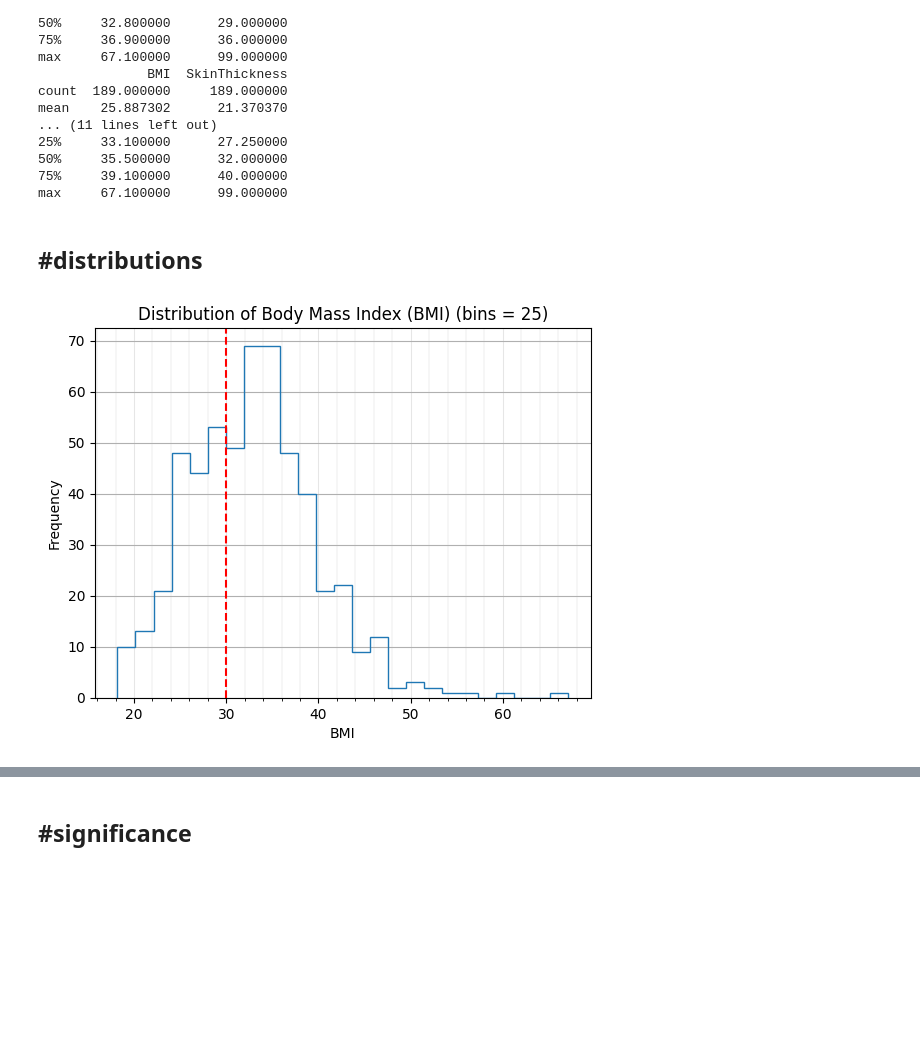
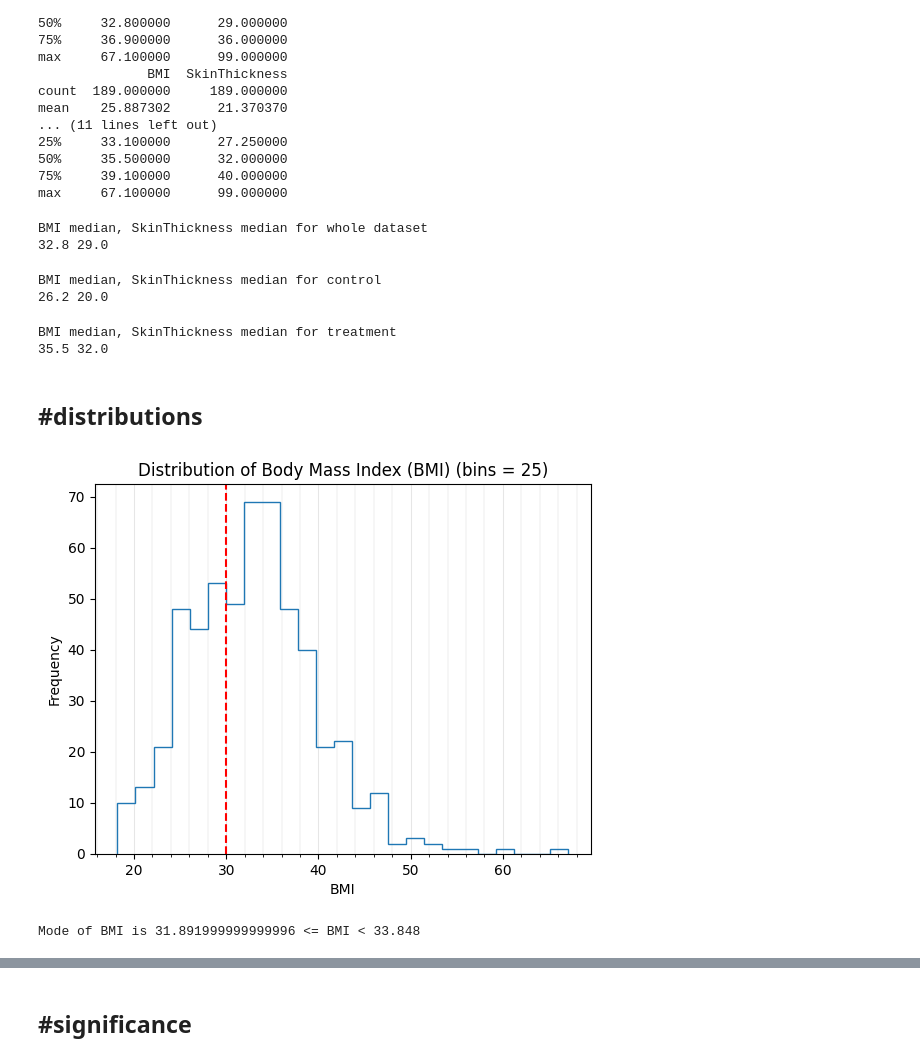
Before and after one commit to 000alen/cs50-statistical-inference, a Jupyter notebook: Alen.ipynb, the cells around one changed output, grey strips where cells are left out. Saved outputs shown, nothing was run; the diff lists cells and outputs as text; code cells hidden in the pictures; blank space fills up the shorter version.

```diff
--- a/Alen.ipynb
+++ b/Alen.ipynb
@@ -57,21 +57,46 @@ mean    25.887302      21.370370
 50%     35.500000      32.000000
 75%     39.100000      40.000000
 max     67.100000      99.000000
+# %%
+print(f"{X} median, {Y} median for whole dataset")
+print(df[X].median(), df[Y].median())
+# %% [output]
+BMI median, SkinThickness median for whole dataset
+32.8 29.0
+# %%
+print(f"{X} median, {Y} median for control")
+print(control[X].median(), control[Y].median())
+# %% [output]
+BMI median, SkinThickness median for control
+26.2 20.0
+# %%
+print(f"{X} median, {Y} median for treatment")
+print(treatment[X].median(), treatment[Y].median())
+# %% [output]
+BMI median, SkinThickness median for treatment
+35.5 32.0
 # %% [markdown]
 ## #distributions
 # %%
-bins = 25
+n_bins = 25
 
 figure, ax = plt.subplots()
-df.hist(column=X, bins=bins, histtype="step", ax=ax)
+n, bins, _ = plt.hist(df[X], bins=n_bins, histtype="step")
+
 ax.axvline(X_THRESHOLD, color="r", ls="--")
-ax.set_title(f"Distribution of Body Mass Index (BMI) (bins = {bins})")
+ax.set_title(f"Distribution of Body Mass Index (BMI) (bins = {n_bins})")
 ax.set_xlabel(X)
 ax.set_ylabel("Frequency")
 ax.xaxis.set_minor_locator(MultipleLocator(2))
 ax.grid(which="major", axis="x", linewidth=0.75, linestyle="-", color="0.9")
 ax.grid(which="minor", axis="x", linewidth=0.25, linestyle="-", color="0.8")
 plt.savefig("figure1.png", dpi=600)
 plt.show()
+
+i = numpy.argmax(n)
+lower = bins[i]
+upper = bins[i + 1]
+print(f"Mode of {X} is {lower} <= {X} < {upper}")
 # %% [output]
-[figure, old version]
+[figure, new version]
+Mode of BMI is 31.891999999999996 <= BMI < 33.848
```
Also changed, not shown: parts of 4 cells of this notebook, 2 other files.
